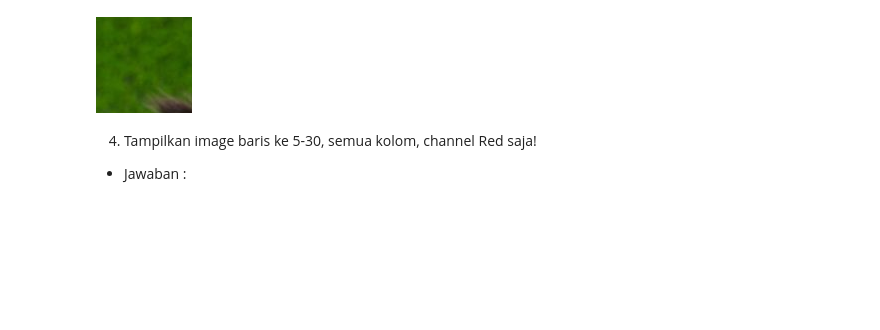
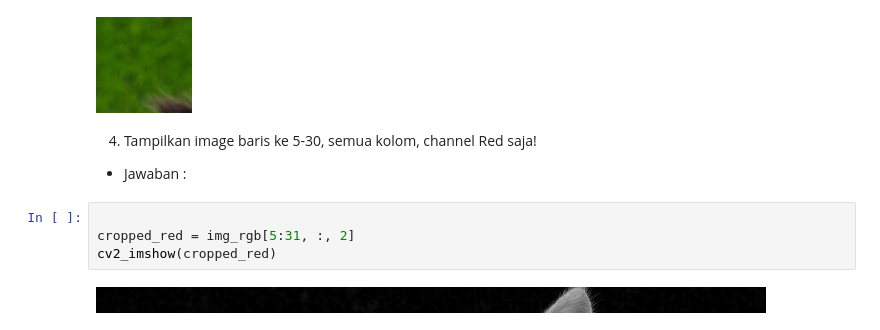
Before and after one commit to AlifiyulAkyun/PCVK_Genap_2023, a Jupyter notebook: Week2.ipynb, the cells around one changed output. Cells and saved outputs as stored; diff of their text form; blank space fills up the shorter version.

```diff
--- a/Week2.ipynb
+++ b/Week2.ipynb
@@ -226,3 +224,9 @@ cv2.destroyAllWindows()
 4. Tampilkan image baris ke 5-30, semua kolom, channel Red saja!
 
 *   Jawaban :
+# %%
+
+cropped_red = img_rgb[5:31, :, 2]
+cv2_imshow(cropped_red)
+# %% [output]
+[figure, added]
```
Also changed, not shown: parts of 8 cells of this notebook.
